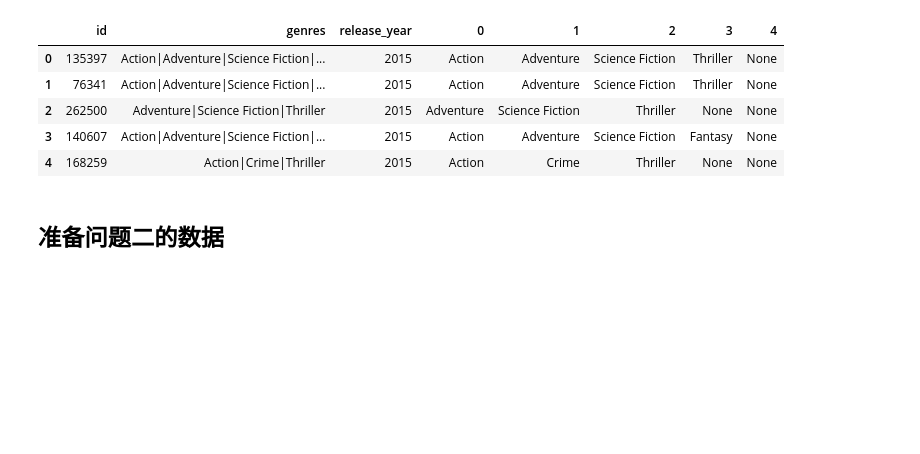
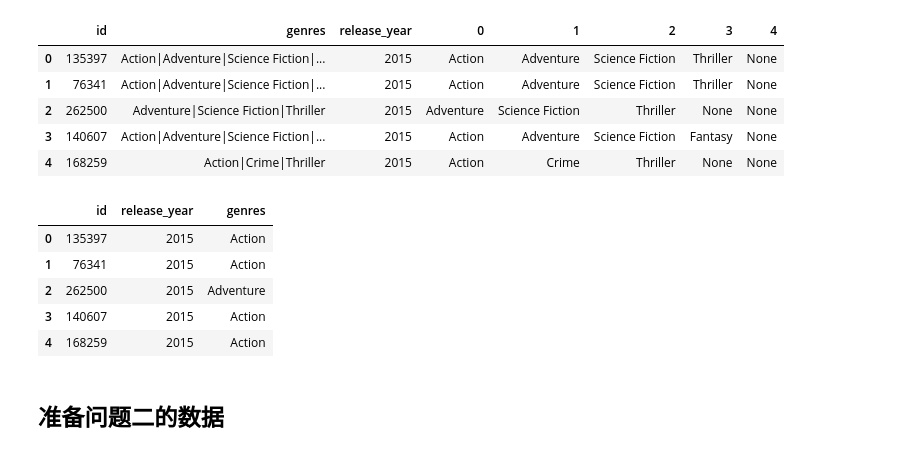
Before and after one commit to ZJsnowman/udacity, a Jupyter notebook: project3/project3.ipynb, the cells around one changed output. Saved outputs shown, nothing was run; the diff lists cells and outputs as text; code cells hidden in the pictures; blank space fills up the shorter version.

```diff
--- a/project3/project3.ipynb
+++ b/project3/project3.ipynb
@@ -124,4 +124,16 @@ merge_q1_df.head()
 | 2 | 262500 | Adventure|Science Fiction|Thriller | 2015 | Adventure | Science Fiction | Thriller | None | None |
 | 3 | 140607 | Action|Adventure|Science Fiction|... | 2015 | Action | Adventure | Science Fiction | Fantasy | None |
 | 4 | 168259 | Action|Crime|Thriller | 2015 | Action | Crime | Thriller | None | None |
+# %%
+melted_q1_df=pd.melt(
+    merge_q1_df,id_vars=['id','release_year'],
+    value_vars=[0,1,2,3,4],value_name='genres').drop('variable',axis=1).dropna()
+melted_q1_df.head()
+# %% [output]
+|  | id | release_year | genres |
+| 0 | 135397 | 2015 | Action |
+| 1 | 76341 | 2015 | Action |
+| 2 | 262500 | 2015 | Adventure |
+| 3 | 140607 | 2015 | Action |
+| 4 | 168259 | 2015 | Action |
 # %%
```
Also changed, not shown: parts of 5 cells of this notebook, 4 other files.
